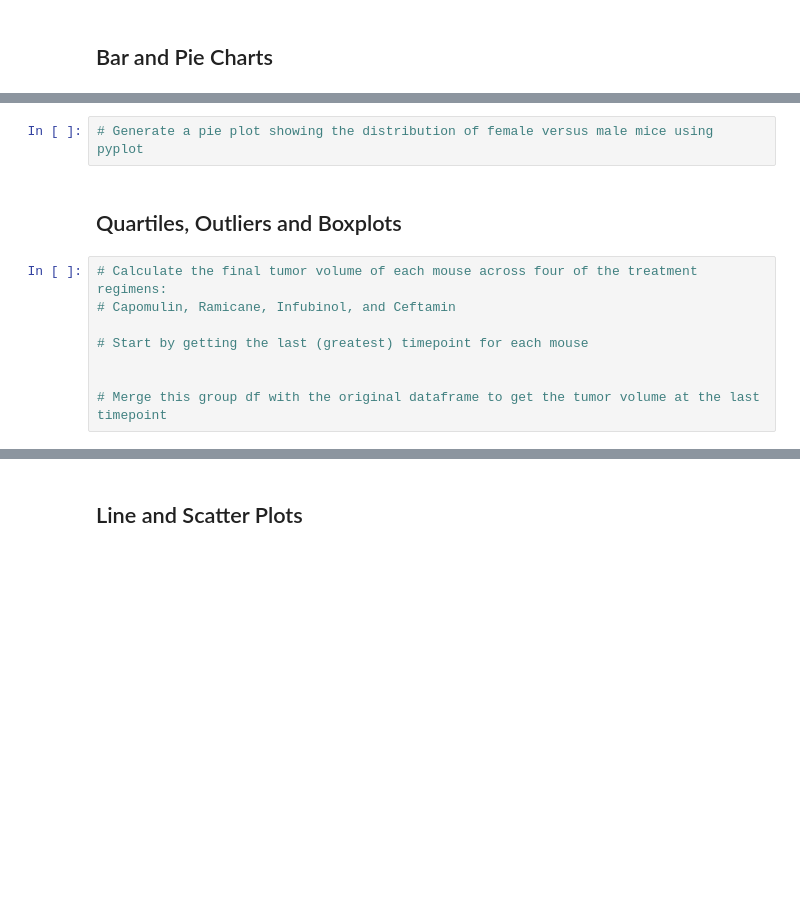
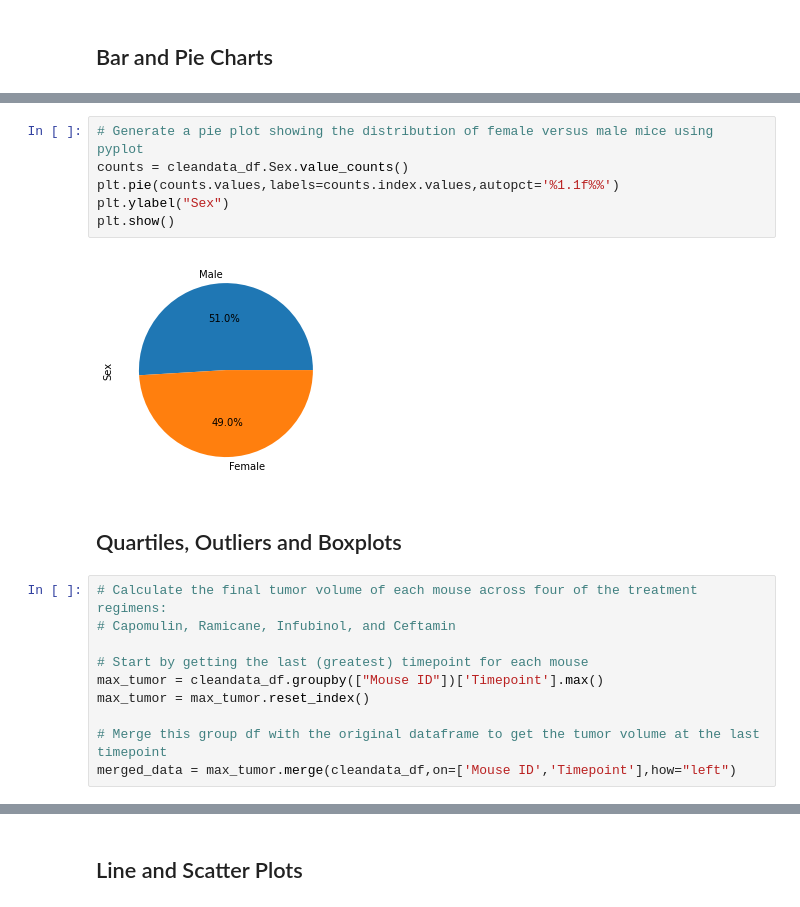
Before and after one commit to subhashree-mallick/Matplotlib, a Jupyter notebook: Pymaceuticals/pymaceuticals_starter.ipynb, the cells around one changed output, grey strips where cells are left out. Drawn from its saved outputs; the diff is of its cells as text; blank space fills up the shorter version.

```diff
--- a/Pymaceuticals/pymaceuticals_starter.ipynb
+++ b/Pymaceuticals/pymaceuticals_starter.ipynb
@@ -97,5 +168,11 @@ len(cleandata_df['Mouse ID'].unique())
 # %%
 # Generate a pie plot showing the distribution of female versus male mice using pyplot
+counts = cleandata_df.Sex.value_counts()
+plt.pie(counts.values,labels=counts.index.values,autopct='%1.1f%%')
+plt.ylabel("Sex")
+plt.show()
+# %% [output]
+[figure, added]
 # %% [markdown]
 ## Quartiles, Outliers and Boxplots
 # %%
@@ -103,8 +180,10 @@ len(cleandata_df['Mouse ID'].unique())
 # Capomulin, Ramicane, Infubinol, and Ceftamin
 
 # Start by getting the last (greatest) timepoint for each mouse
-
+max_tumor = cleandata_df.groupby(["Mouse ID"])['Timepoint'].max()
+max_tumor = max_tumor.reset_index()
 
 # Merge this group df with the original dataframe to get the tumor volume at the last timepoint
+merged_data = max_tumor.merge(cleandata_df,on=['Mouse ID','Timepoint'],how="left")
 # %%
 # Put treatments into a list for for loop (and later for plot labels)
```
Also changed, not shown: parts of 13 cells of this notebook.
